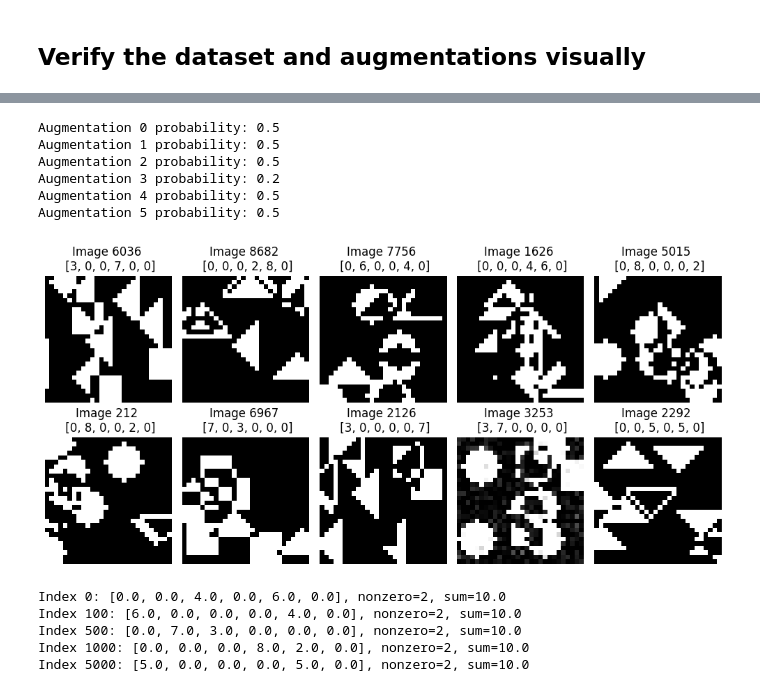
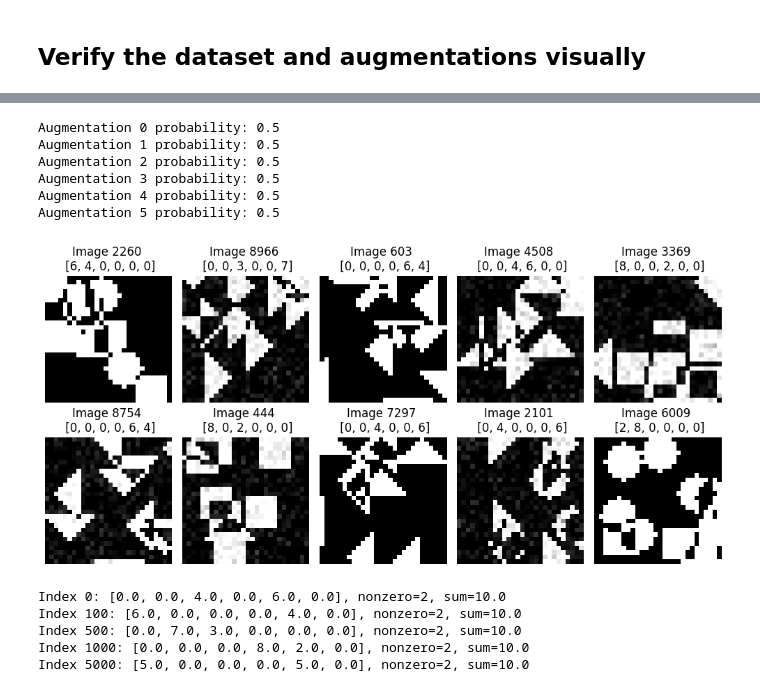
Before and after one commit to quantumFeline/dnn-hw-1, a Jupyter notebook: DNN_HW1.ipynb, the cells around one changed output, grey strips where cells are left out. Saved outputs shown, nothing was run; the diff lists cells and outputs as text; code cells hidden in the pictures.

```diff
--- a/DNN_HW1.ipynb
+++ b/DNN_HW1.ipynb
@@ -582,35 +503,35 @@ plt.show()
 # %%
 transform = AugmentationTransform(dataset,
                                   dataset.image_size,
                              {Augmentation.HORIZONTAL_FLIP: 0.5,
                               Augmentation.VERTICAL_FLIP: 0.5,
                               Augmentation.ROTATION: 0.5,
-                              Augmentation.GAUSSIAN_NOISE: 0.2,
+                              Augmentation.GAUSSIAN_NOISE: 0.5,
                               Augmentation.JITTER: 0.5,
                               Augmentation.ERASING: 0.5})
 
 plt.figure(figsize=(10, 5))
 for i, index in enumerate(random_indices):
     sample_image, sample_label = dataset.image_data[index], dataset.y[index]
     sample_image_augmented, sample_label_augmented = transform(sample_image, sample_label)
     image_data = sample_image_augmented.reshape((dataset.image_size.y, dataset.image_size.x))
     label = list([int(k) for k in sample_label_augmented])
     plt.subplot(2, 5, i + 1)
     plt.imshow(image_data.numpy(), cmap='gray')
     plt.title(f"Image {index} \n {label}")
     plt.axis('off')
 
 plt.tight_layout()
 plt.savefig("dataset_example_augmented.jpg")
 plt.show()
 # %% [output]
 Augmentation 0 probability: 0.5
 Augmentation 1 probability: 0.5
 Augmentation 2 probability: 0.5
-Augmentation 3 probability: 0.2
+Augmentation 3 probability: 0.5
 Augmentation 4 probability: 0.5
 Augmentation 5 probability: 0.5
-[figure, old version]
+[figure, new version]
 # %%
 sample_indices = [0, 100, 500, 1000, 5000]
 for idx in sample_indices:
```
Also changed, not shown: parts of 28 cells of this notebook, 6 other files.
